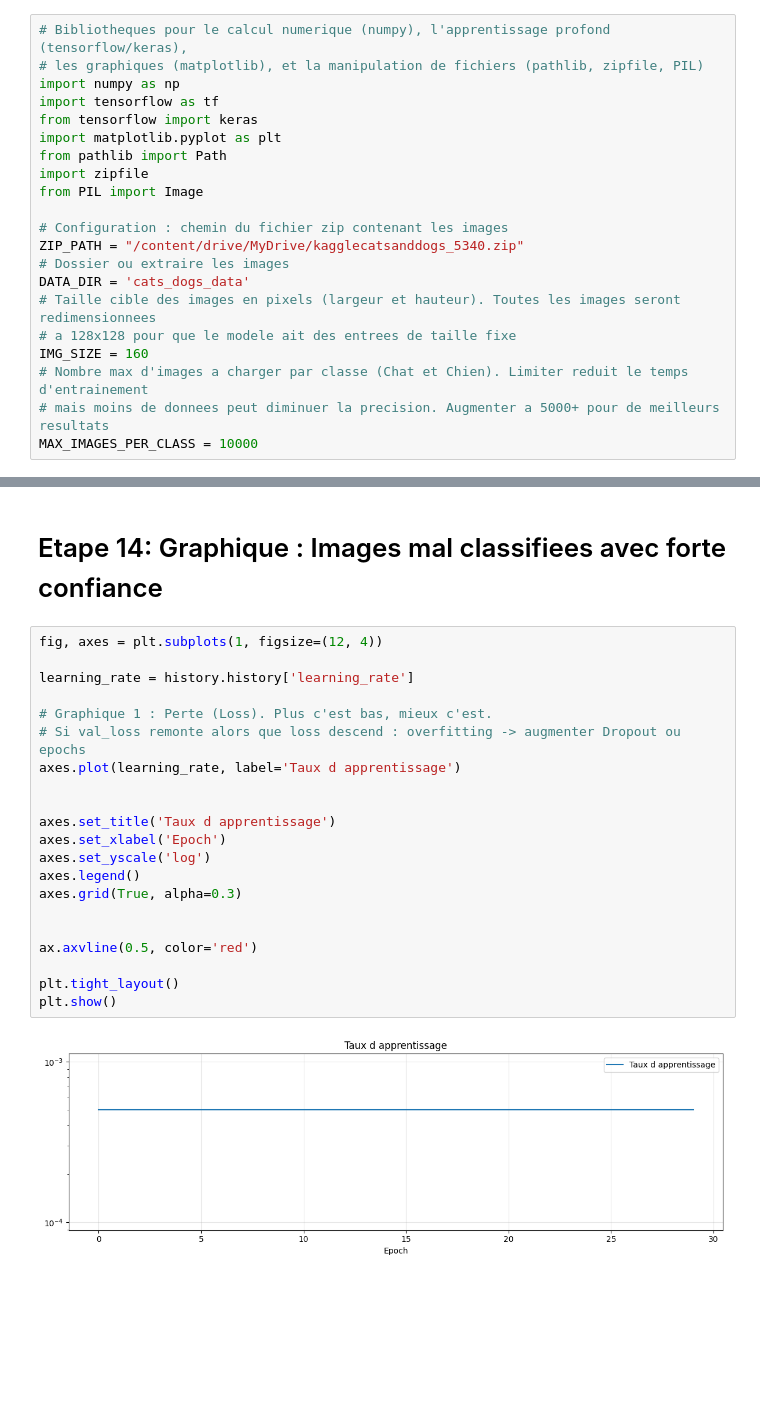
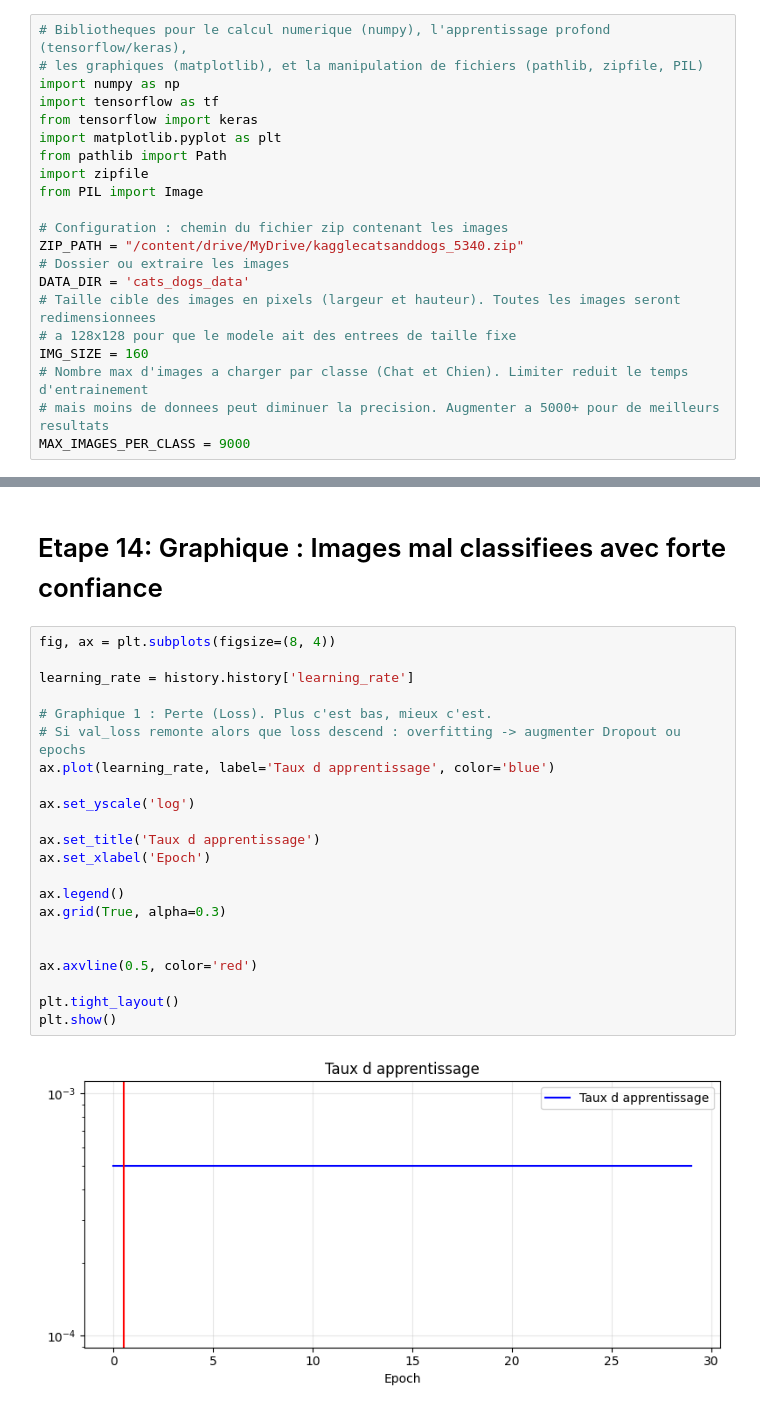
Before and after one commit to BarbaraEstimable/Projet1, a Jupyter notebook: cats_vs_dogs.ipynb, the cells around one changed output, grey strips where cells are left out. Cells and saved outputs as stored; diff of their text form; blank space fills up the shorter version.

Commit message:
Ajouts Graphiques Créé à l'aide de Colab

```diff
--- a/cats_vs_dogs.ipynb
+++ b/cats_vs_dogs.ipynb
@@ -28,7 +28,7 @@ DATA_DIR = 'cats_dogs_data'
 IMG_SIZE = 160
 # Nombre max d'images a charger par classe (Chat et Chien). Limiter reduit le temps d'entrainement
 # mais moins de donnees peut diminuer la precision. Augmenter a 5000+ pour de meilleurs resultats
-MAX_IMAGES_PER_CLASS = 10000
+MAX_IMAGES_PER_CLASS = 9000
 # %% [markdown]
 ## Etape 2 : Extraction et chargement des donnees
 
@@ -388,25 +388,26 @@ plt.show()
 # %% [markdown]
 # Etape 14: Graphique : Images mal classifiees avec forte confiance
 # %%
-fig, axes = plt.subplots(1, figsize=(12, 4))
+fig, ax = plt.subplots(figsize=(8, 4))
 
 learning_rate = history.history['learning_rate']
 
 # Graphique 1 : Perte (Loss). Plus c'est bas, mieux c'est.
 # Si val_loss remonte alors que loss descend : overfitting -> augmenter Dropout ou epochs
-axes.plot(learning_rate, label='Taux d apprentissage')
+ax.plot(learning_rate, label='Taux d apprentissage', color='blue')
 
+ax.set_yscale('log')
 
-axes.set_title('Taux d apprentissage')
-axes.set_xlabel('Epoch')
-axes.set_yscale('log')
-axes.legend()
-axes.grid(True, alpha=0.3)
+ax.set_title('Taux d apprentissage')
+ax.set_xlabel('Epoch')
+
+ax.legend()
+ax.grid(True, alpha=0.3)
 
 
 ax.axvline(0.5, color='red')
 
 plt.tight_layout()
 plt.show()
 # %% [output]
-[figure, old version]
+[figure, new version]
```
Also changed, not shown: parts of 9 cells of this notebook.
